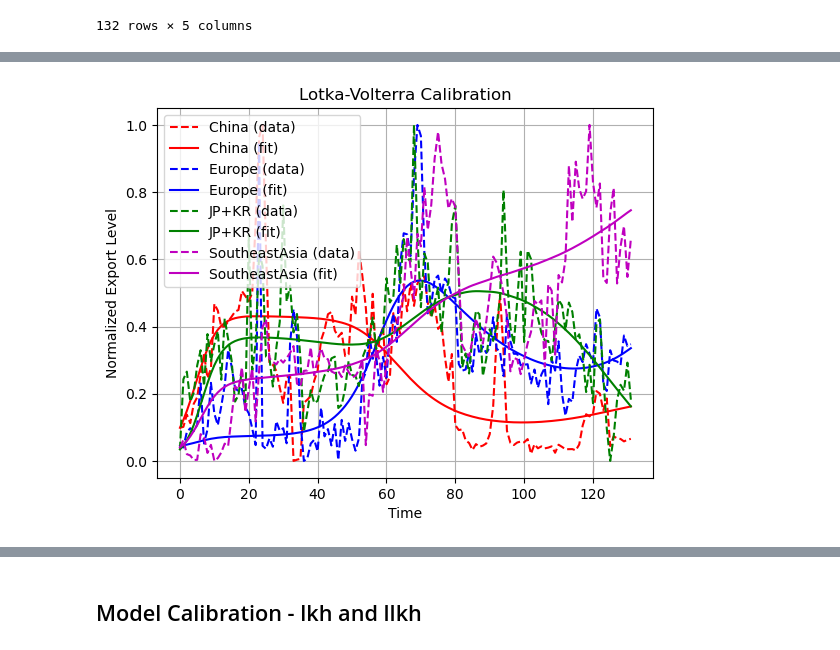
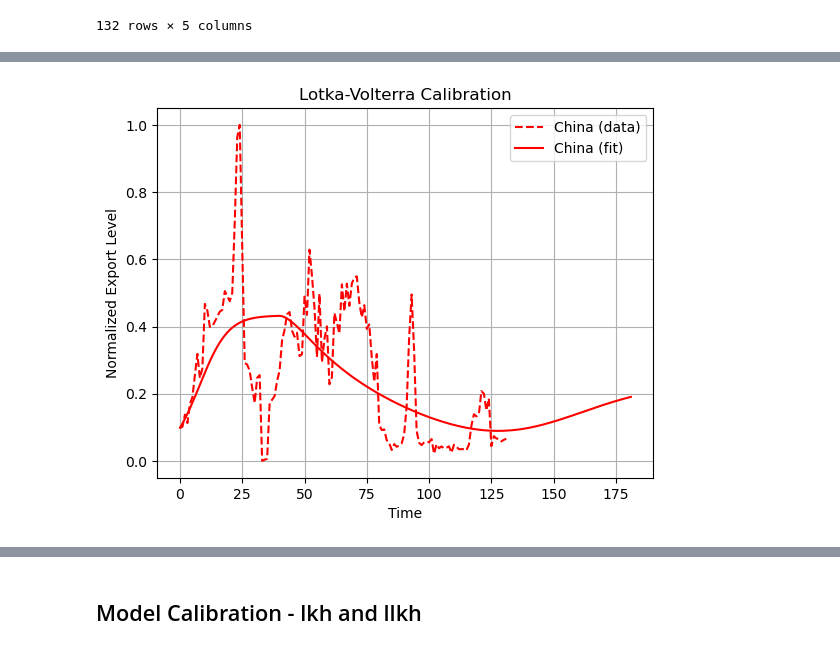
Before and after one commit to LeonardoPolverari/simulation_project, a Jupyter notebook: notebooks/angius_new.ipynb, the cells around one changed output, grey strips where cells are left out. Cells and saved outputs as stored; diff of their text form; code cells hidden in the pictures.

```diff
--- a/notebooks/angius_new.ipynb
+++ b/notebooks/angius_new.ipynb
@@ -158,0 +157,6 @@ plt.show()
+# %%
+df_normalized['China Tariff'] = np.where(df_normalized['month'] > '2018-01-01', 1, 0)
+df_normalized['Europe Tariff'] = 0
+df_normalized['JP+KR Tariff'] = 0
+df_normalized['SoutheastAsia Tariff'] = 0
+df_normalized
@@ -158,0 +177,18 @@ plt.show()
+# %%
+def lotka_volterra_with_tariffs_end(t, X, r1, r2, r3, r4,
+                                a11, a12, a13, a14,
+                                a21, a22, a23, a24,
+                                a31, a32, a33, a34,
+                                a41, a42, a43, a44,
+                                b11, b12, b13, b14,
+                                b21, b22, b23, b24,
+                                b31, b32, b33, b34,
+                                b41, b42, b43, b44):
+    X1, X2, X3, X4, tariff_1, tariff_2, tariff_3, tariff_4 = X
+
+    dx1dt = r1 * X1 * (1 - a11*X1 - a12*X2 - a13*X3 - a14*X4) - b11 * X2 * X3 * X4 * tariff_1 + b12 * X2 * tariff_2 + b13 * X3 * tariff_3 + b14 * X4 * tariff_4
+    dx2dt = r2 * X2 * (1 - a21*X1 - a22*X2 - a23*X3 - a24*X4) + b21 * X1 * tariff_1 - b22 * X1 * X3 * X4 * tariff_2 + b23 * X3 * tariff_3 + b24 * X4 * tariff_4
+    dx3dt = r3 * X3 * (1 - a31*X1 - a32*X2 - a33*X3 - a34*X4) + b31 * X1 * tariff_1 + b32 * X2 * tariff_2 - b33 * X1 * X2 * X4 * tariff_3 + b34 * X4 * tariff_4
+    dx4dt = r4 * X4 * (1 - a41*X1 - a42*X2 - a43*X3 - a44*X4) + b41 * X1 * tariff_1 + b42 * X2 * tariff_2 + b43 * X3 * tariff_3 - b44 * X1 * X2 * X3 * tariff_4
+
+    return [dx1dt, dx2dt, dx3dt, dx4dt]
@@ -177,14 +258,13 @@ def residuals(params, X0, t_data, data):
     b1, b2, b3, b4 = params[20:24]
 
     sol = solve_ivp(
-        fun=lambda t, X: lotka_volterra_with_tariffs(
+        fun=lambda t, X: lotka_volterra_with_tariffs_end(
             t, X, r1, r2, r3, r4,
             a11, a12, a13, a14,
             a21, a22, a23, a24,
             a31, a32, a33, a34,
             a41, a42, a43, a44,
-            b1, b2, b3, b4,
-            tariffs=tariffs_interp
+            b1, b2, b3, b4
         ),
         t_span=(t_data[0], t_data[-1]),
         y0=X0,
@@ -228,25 +307,20 @@ array([2.73326829e-01, 3.64309702e-01, 4.93291572e-01, 4.29006501e-01,
 # %%
+t_data = np.linspace(0, len(china_data)+49, len(china_data)+50)  # e.g. months
 sol = solve_ivp(
-    fun=lambda t, X: lotka_volterra_with_tariffs(t, X, *fitted_params, tariffs=tariffs_interp),
+    fun=lambda t, X: lotka_volterra_with_tariffs_end(t, X, *fitted_params),
     t_span=(t_data[0], t_data[-1]),
     y0=X0,
     t_eval=t_data
 )
 
 # Plot
-plt.plot(t_data, data[0], 'r--', label='China (data)')
+plt.plot(t_data[:len(data[0])], data[0], 'r--', label='China (data)')
 plt.plot(t_data, sol.y[0], 'r-', label='China (fit)')
-plt.plot(t_data, data[1], 'b--', label='Europe (data)')
-plt.plot(t_data, sol.y[1], 'b-', label='Europe (fit)')
-plt.plot(t_data, data[2], 'g--', label='JP+KR (data)')
-plt.plot(t_data, sol.y[2], 'g-', label='JP+KR (fit)')
-plt.plot(t_data, data[3], 'm--', label='SoutheastAsia (data)')
-plt.plot(t_data, sol.y[3], 'm-', label='SoutheastAsia (fit)')
 plt.legend()
 plt.xlabel('Time')
 plt.ylabel('Normalized Export Level')
 plt.title('Lotka-Volterra Calibration')
 plt.grid(True)
 plt.show()
 # %% [output]
-[figure, old version]
+[figure, new version]
```
Also changed, not shown: parts of 11 cells of this notebook.
